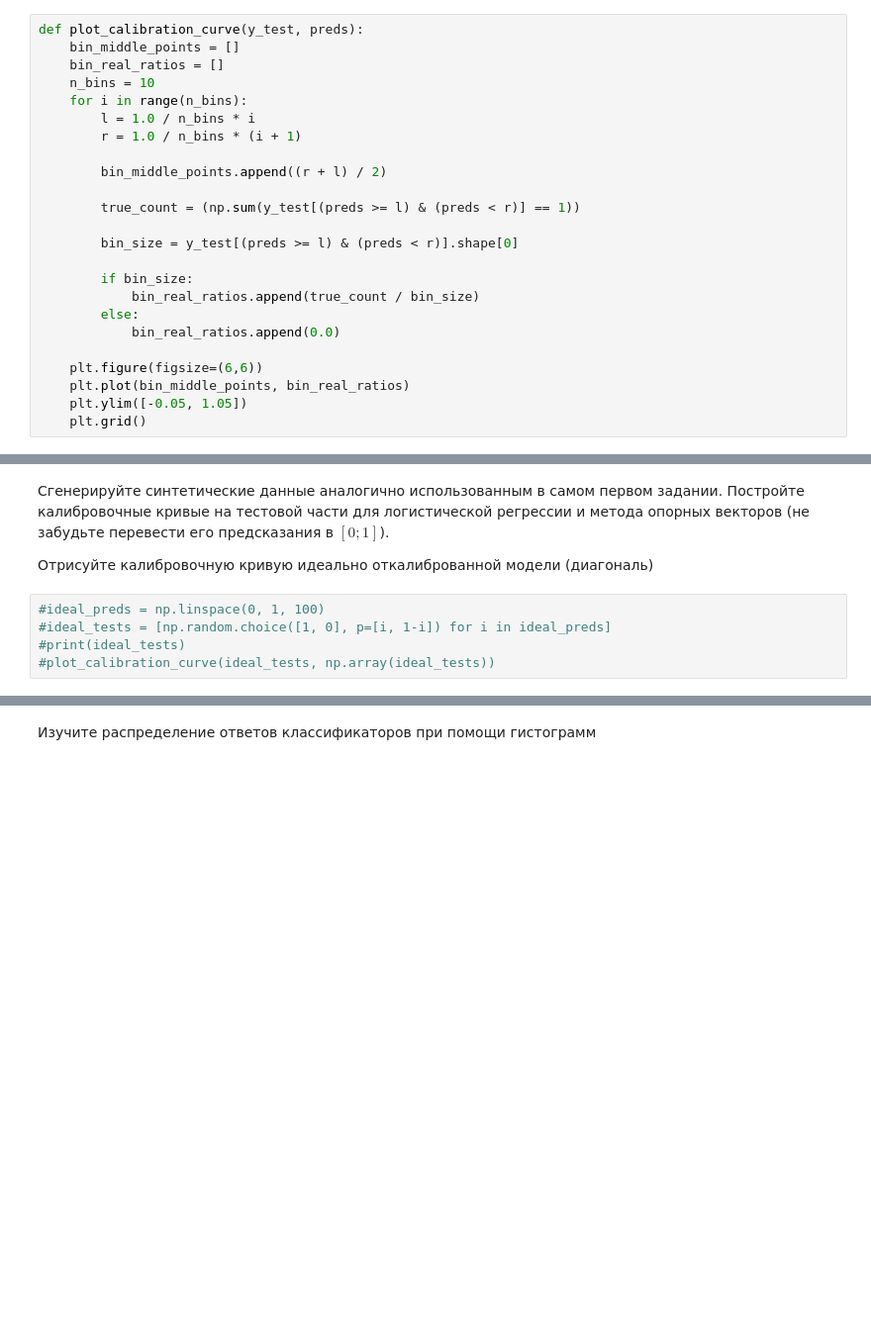
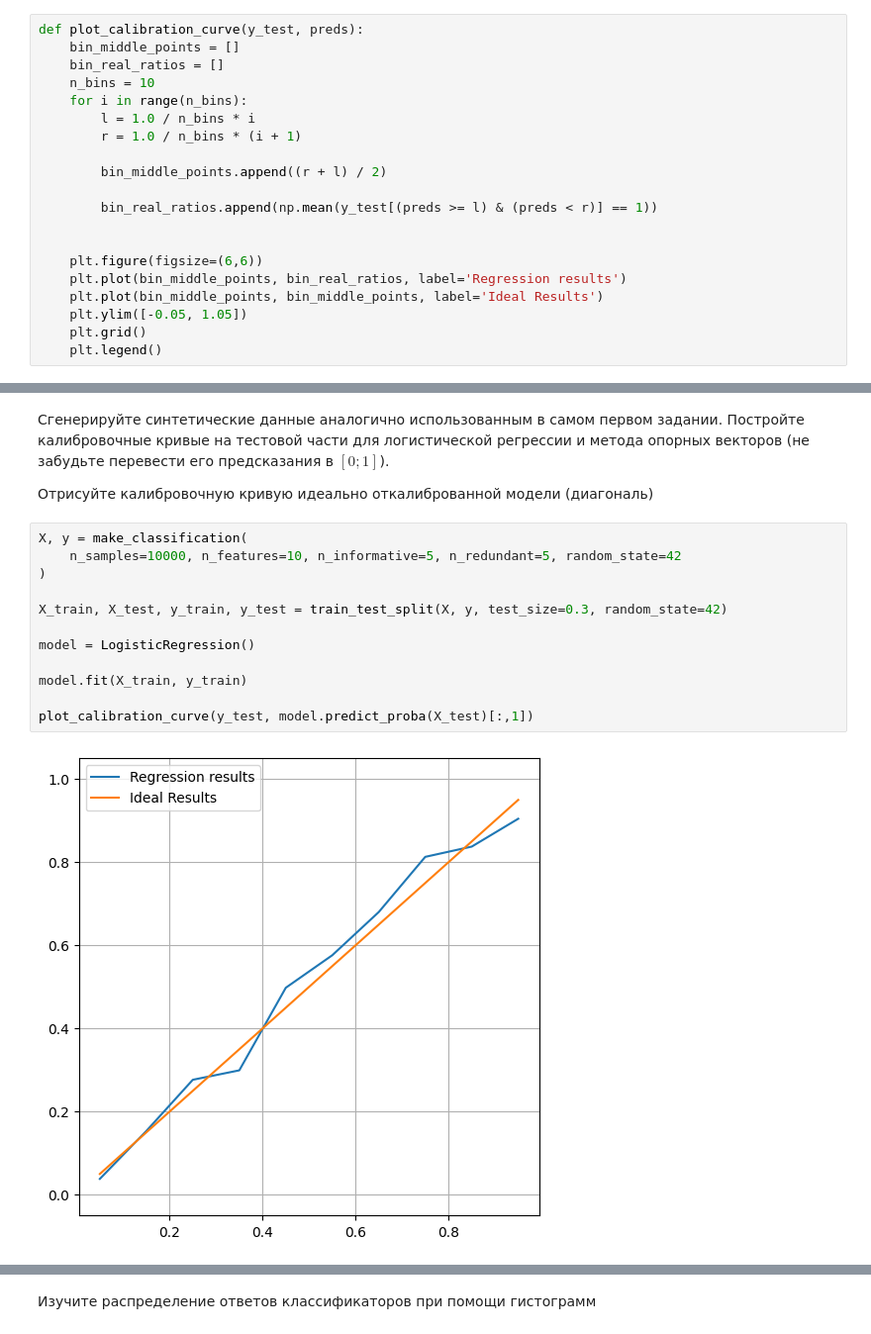
Before and after one commit to AndreiPolischuk/ML_HOMEWORKS, a Jupyter notebook: HW4/homework_practice_04_linclass-PolischukAndrei.ipynb, the cells around one changed output, grey strips where cells are left out. Shown at 99% size. Saved outputs shown, nothing was run; the diff lists cells and outputs as text; blank space fills up the shorter version.

```diff
--- a/HW4/homework_practice_04_linclass-PolischukAndrei.ipynb
+++ b/HW4/homework_practice_04_linclass-PolischukAndrei.ipynb
@@ -452,16 +452,12 @@ def plot_calibration_curve(y_test, preds):
 
         bin_middle_points.append((r + l) / 2)
 
-        true_count = (np.sum(y_test[(preds >= l) & (preds < r)] == 1))
+        bin_real_ratios.append(np.mean(y_test[(preds >= l) & (preds < r)] == 1))
 
-        bin_size = y_test[(preds >= l) & (preds < r)].shape[0]
-
-        if bin_size:
-            bin_real_ratios.append(true_count / bin_size)
-        else:
-            bin_real_ratios.append(0.0)
 
     plt.figure(figsize=(6,6))
-    plt.plot(bin_middle_points, bin_real_ratios)
+    plt.plot(bin_middle_points, bin_real_ratios, label='Regression results')
+    plt.plot(bin_middle_points, bin_middle_points, label='Ideal Results')
     plt.ylim([-0.05, 1.05])
     plt.grid()
+    plt.legend()
@@ -480,8 +465,17 @@ plot_calibration_curve(y_test, (y_pred))
 Сгенерируйте синтетические данные аналогично использованным в самом первом задании. Постройте калибровочные кривые на тестовой части для логистической регрессии и метода опорных векторов (не забудьте перевести его предсказания в $[0;1]$).
 
 Отрисуйте калибровочную кривую идеально откалиброванной модели (диагональ)
-# %%
-#ideal_preds = np.linspace(0, 1, 100)
-#ideal_tests = [np.random.choice([1, 0], p=[i, 1-i]) for i in ideal_preds]
-#print(ideal_tests)
-#plot_calibration_curve(ideal_tests, np.array(ideal_tests))
+# %%
+X, y = make_classification(
+    n_samples=10000, n_features=10, n_informative=5, n_redundant=5, random_state=42
+)
+
+X_train, X_test, y_train, y_test = train_test_split(X, y, test_size=0.3, random_state=42)
+
+model = LogisticRegression()
+
+model.fit(X_train, y_train)
+
+plot_calibration_curve(y_test, model.predict_proba(X_test)[:,1])
+# %% [output]
+[figure, added]
```
Also changed, not shown: parts of 16 cells of this notebook.
